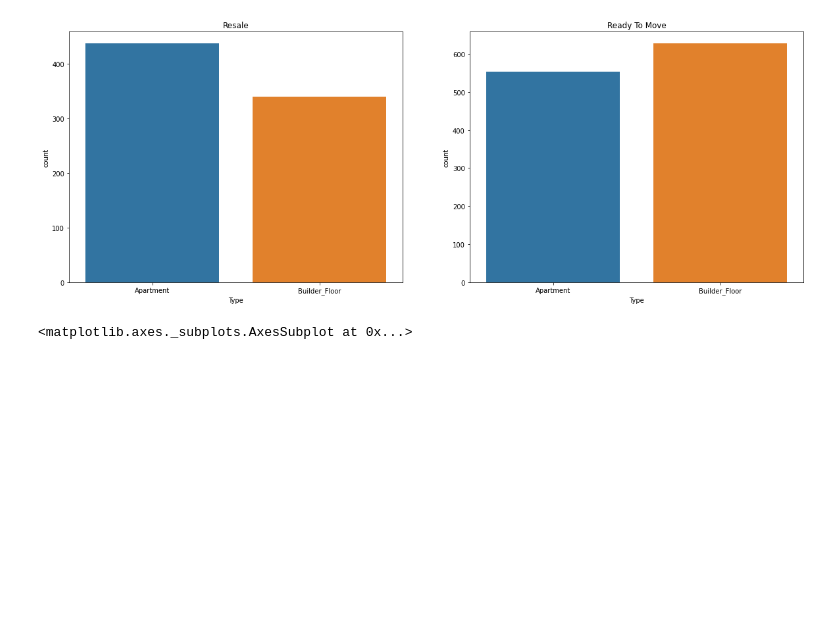
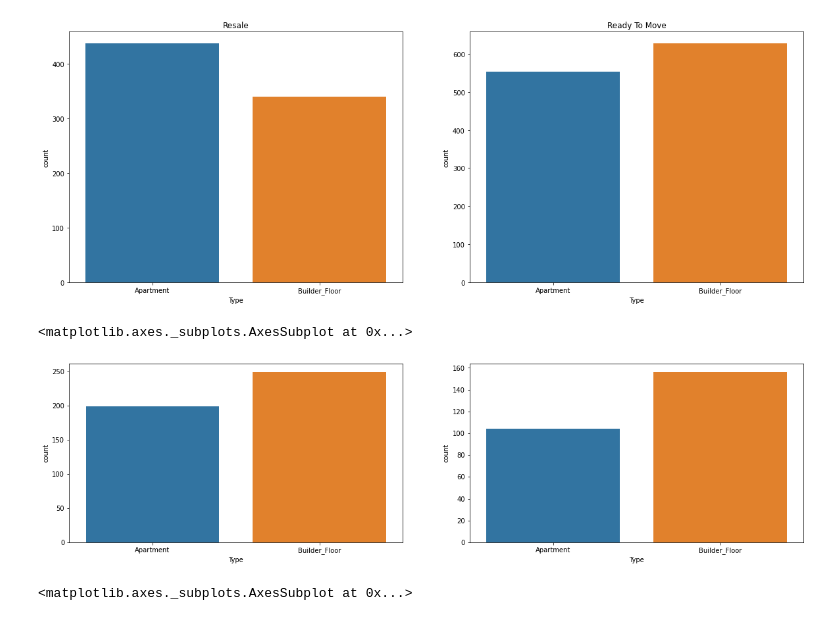
Before and after one commit to Divakar6336/Delhi-House-Price-Prediction, a Jupyter notebook: EDA_v1.ipynb, the cells around one changed output. Drawn from its saved outputs; the diff is of its cells as text; code cells hidden in the pictures; blank space fills up the shorter version.

Commit message:
Fixed All Missing Values

```diff
--- a/EDA_v1.ipynb
+++ b/EDA_v1.ipynb
@@ -187,6 +180,15 @@ plt.title('Ready To Move')
 # %% [output]
 Text(0.5, 1.0, 'Ready To Move')
 [figure]
+# %%
+plt.figure(figsize=(20,5))
+plt.subplot(1,2,1)
+sns.countplot(x='Type', data = df[(df['Furnishing']=='Semi-Furnished') & (df['Area']>=1000)].sort_values(by='Type'))
+plt.subplot(1,2,2)
+sns.countplot(x='Type', data = df[(df['Furnishing']=='Semi-Furnished') & (df['Area']<1000)].sort_values(by='Type'))
+# %% [output]
+<matplotlib.axes._subplots.AxesSubplot at 0x...>
+[figure, added]
 # %%
 sns.countplot(x='Type', data = df[df['Furnishing']=='Semi-Furnished'].sort_values(by='Type'))
 # %% [output]
```
Also changed, not shown: parts of 10 cells of this notebook.
